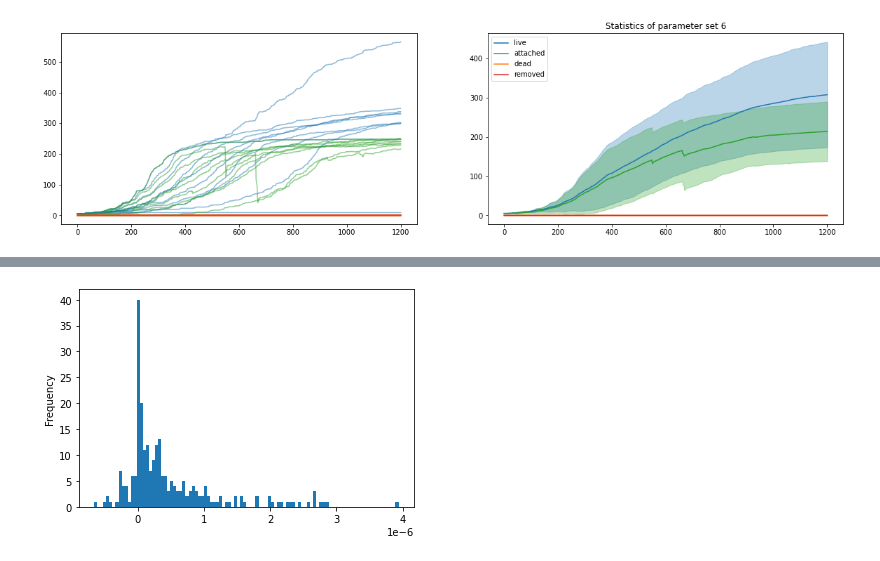
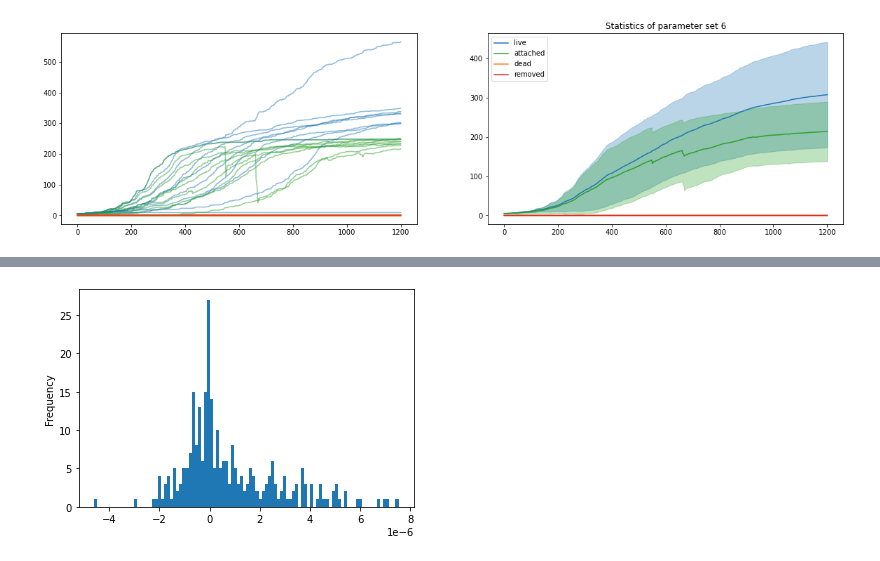
Before and after one commit to TheCMMC/biocellion-tools, a Jupyter notebook: biocellion_output_plotting.ipynb, the cells around one changed output, grey strips where cells are left out. Cells and saved outputs as stored; diff of their text form; code cells hidden in the pictures.

```diff
--- a/biocellion_output_plotting.ipynb
+++ b/biocellion_output_plotting.ipynb
@@ -28,7 +28,7 @@ ABM_ONLY_MODEL_FOLDER = MODEL_FOLDER / "ABM-only-microcarriers"
 ABM_CFD_DATA_FOLDER = DATA_FOLDER / "PLOSone_ABM-CFD-microcarrier"
 ABM_CFD_MODEL_FOLDER = MODEL_FOLDER / "ABM-microcarriers"
 # %%
-color_dict={'live': '#1f77b4', 'attached': '#2ca02c', 'dead': '#ff7f0e', 'removed': '#d62728'}
+COLOR_DICT={'live': '#1f77b4', 'attached': '#2ca02c', 'dead': '#ff7f0e', 'removed': '#d62728'}
 # %%
 def read_parameter_file(filename):
     par_df = pd.read_csv(filename, index_col=0, header=2, skiprows=range(3,9), usecols=(lambda x: x not in str(list(range(11)))))
@@ -133,32 +134,62 @@ plot_compare_rpms(range(19,33), ABM_CFD_DATA_FOLDER)
 from paraview import servermanager as sm
 from paraview.vtk.numpy_interface import dataset_adapter as dsa
 
-def read_pvtp_files(pvtp_folder, stop, start=0, interval=1000):
+def read_pvtp_files(pvtp_folder, time_range):
     pvs._DisableFirstRenderCameraReset()
     df_step_dict = {}
-    for step in range(start, stop, interval):
+
+    for step in time_range:
         file_name = pvtp_folder / f'agent_{str(step).zfill(6)}.pvtp'
+        assert file_name.exists()
         reader = pvs.XMLPartitionedPolydataReader(FileName = str(file_name))
         vtk_data = sm.Fetch(reader)
 
         object_data = dsa.WrapDataObject(vtk_data)
         data = object_data.GetPointData()
+        cell_df = pd.DataFrame()
 
-
-        cell_df = pd.DataFrame()
         for i, name in enumerate(data.keys()):
             cell_df[name]=data.GetArray(i)
+
         pvs.Delete(reader)
         df_step_dict[step] = cell_df
+
     return df_step_dict
+
+def compute_cell_statistics(df_step_dict):
+    means = pd.DataFrame()
+    stds = pd.DataFrame()
+    for step in df_step_dict.keys():
+        mean = df_step_dict[step].mean()
+        mean_df = pd.DataFrame(mean, columns=[step]).transpose()
+        means = means.append(mean_df)
+
+        std =  df_step_dict[step].std()
+        std_df = pd.DataFrame(std, columns=[step]).transpose()
+        stds = stds.append(std_df)
+
+    return means, stds
 
 def plot_cells_hist(par_id, trial, key, step, model_folder):
     pvtp_folder = model_folder / "output" / f"output_parameter{par_id}_trial{trial}"
-    df_step_dict = read_pvtp_files(pvtp_folder, 120000, 0, 2000)
+    df_step_dict = read_pvtp_files(pvtp_folder, [step])
     cell_df = df_step_dict[step]
     cell_df[key].plot.hist(bins=100)
     plt.savefig(FIG_FOLDER / f"cell_hist_{key}_{par_id}_{trial}_{step}.png")
+
+def plot_cells_stats(par_id, key, model_folder, trials=[1], time_range=range(0, 120000, 2000), ax=None):
+    if ax==None:
+        fig, ax = plt.subplots()
+    for trial in trials:
+        pvtp_folder = model_folder / "output" / f"output_parameter{par_id}_trial{trial}"
+        df_step_dict = read_pvtp_files(pvtp_folder, time_range)
+        means, stds = compute_cell_statistics(df_step_dict)
+    under_line     = (means-stds)[key]
+    over_line      = (means+stds)[key]
+    means[key].plot(ax=ax, label=key)
+    ax.fill_between(stds.index, under_line, over_line, alpha=.3)
+    ax.title.set_text(f"Mean {key} for parameter set {par_id}" )
 # %%
-plot_cells_hist(23, 5, "stress", 100000, ABM_CFD_MODEL_FOLDER)
+plot_cells_hist(6, 5, "stress", 100000, ABM_CFD_MODEL_FOLDER)
 # %% [output]
-[figure, old version]
+[figure, new version]
```
Also changed, not shown: parts of 4 cells of this notebook.
